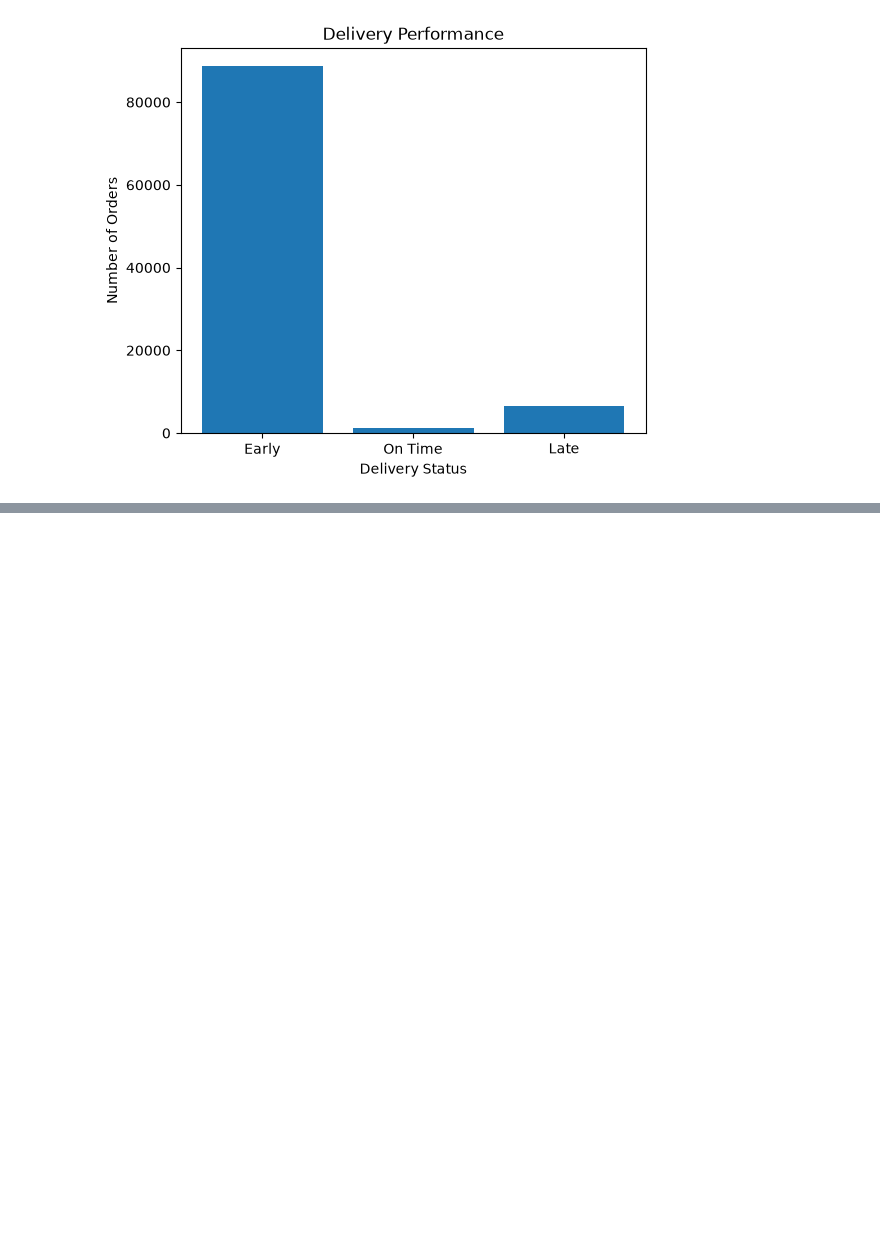
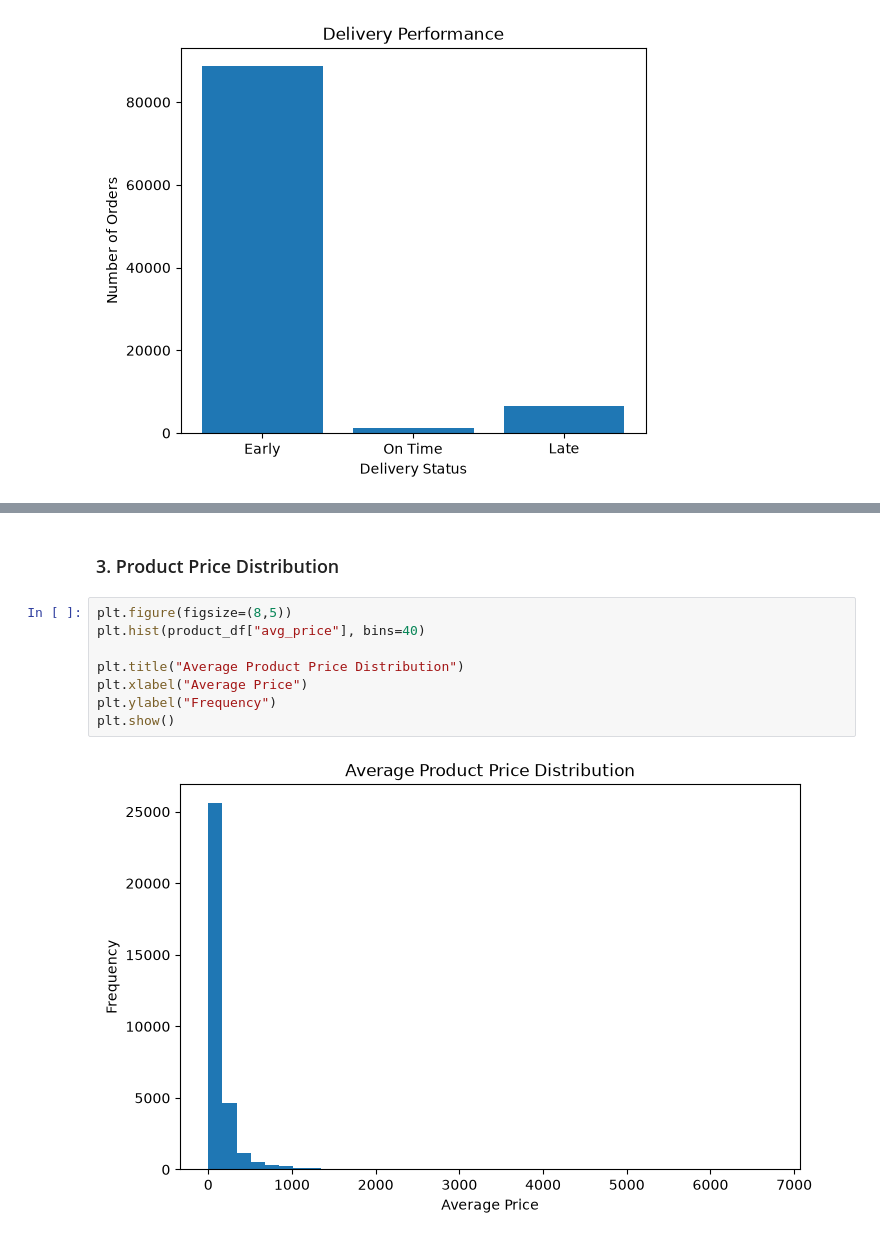
Before and after one commit to anees555/Customer-Intelligent-Platform, a Jupyter notebook: notebooks/04_visual_eda.ipynb, the cells around one changed output, grey strips where cells are left out. Cells and saved outputs as stored; diff of their text form; blank space fills up the shorter version.

```diff
--- a/notebooks/04_visual_eda.ipynb
+++ b/notebooks/04_visual_eda.ipynb
@@ -654,0 +702,12 @@ plt.show()
+# %% [markdown]
+### 3. Product Price Distribution
+# %%
+plt.figure(figsize=(8,5))
+plt.hist(product_df["avg_price"], bins=40)
+
+plt.title("Average Product Price Distribution")
+plt.xlabel("Average Price")
+plt.ylabel("Frequency")
+plt.show()
+# %% [output]
+[figure, added]
```
Also changed, not shown: parts of 19 cells of this notebook, 1 other file.
